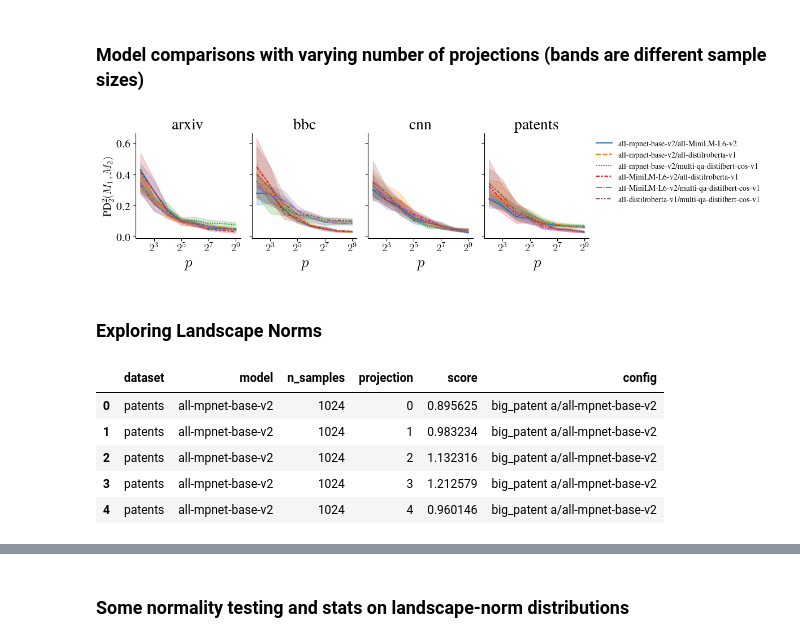
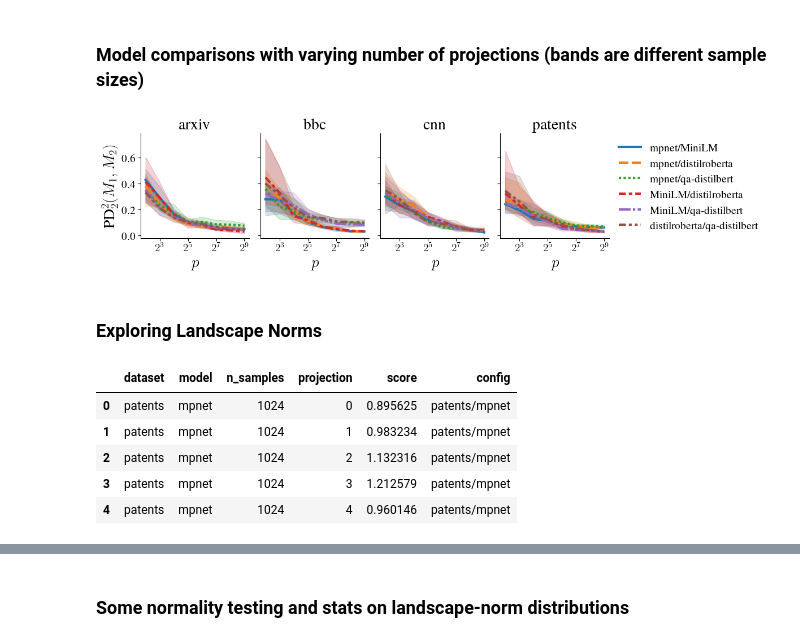
Before and after one commit to aidos-lab/Presto, a Jupyter notebook: notebooks/presto_test.ipynb, the cells around one changed output, grey strips where cells are left out. Drawn from its saved outputs; the diff is of its cells as text; code cells hidden in the pictures.

```diff
--- a/notebooks/presto_test.ipynb
+++ b/notebooks/presto_test.ipynb
@@ -41,18 +40,6 @@ metric = Presto(max_homology_dim=config.max_homology_dim, n_components=config.n_
 # %% [markdown]
 ### Average landscapes for varying numbers of projections
 # %%
-def get_short_name(dataset):
-    if "patent" in dataset:
-        return "patents"
-    elif "arxiv" in dataset:
-        return "arxiv"
-    elif "cnn" in dataset:
-        return "cnn"
-    elif "xsum" in dataset:
-        return "bbc"
-    else:
-        raise NotImplementedError(dataset)
-
 def get_long_name(dataset):
     if dataset == "patents":
         return 'big_patent a'
@@ -72,8 +59,8 @@ def create_score_df(scores):
     df["m1_dataset"] = df.m1.map(lambda x:get_short_name(x[0]))
     df["m2_dataset"] = df.m2.map(lambda x:get_short_name(x[0]))
     df["datasets"] = df.m1_dataset + "/" + df.m2_dataset
-    df["m1_model"] = df.m1.map(lambda x:x[1])
-    df["m2_model"] = df.m2.map(lambda x:x[1])
+    df["m1_model"] = df.m1.map(lambda x:get_short_model_name(x[1]))
+    df["m2_model"] = df.m2.map(lambda x:get_short_model_name(x[1]))
     df["models"] = df.m1_model + "/" + df.m2_model
     df["m1_n_samples"] = df.m1.map(lambda x:x[2])
     df["m2_n_samples"] = df.m2.map(lambda x:x[2])
@@ -111,7 +98,7 @@ df_fine.to_csv("finegrained_score_data.csv.gz")
 # %% [markdown]
 ### Same model, same dataset – looking at effect of sample size and number of projections
 # %%
-sorted_models = ['all-mpnet-base-v2','all-MiniLM-L6-v2', 'all-distilroberta-v1','multi-qa-distilbert-cos-v1']
+sorted_models = ['mpnet','MiniLM', 'distilroberta','qa-distilbert']
 sorted_datasets = ['arxiv', 'bbc', 'cnn', 'patents']
 # %%
 samples_m2 = 16384
@@ -130,6 +117,7 @@ for idx,dataset in enumerate(sorted_datasets):
                  style="m1_model",
                  ax=ax[0][idx],
                  markers="osDH",
+                 lw=3, markersize=10,
                  legend=False if idx != len(datasets) - 1 else True
                 )
     ax[0][idx].set_title(dataset.split("/")[-1], fontsize=title_fontsize)
@@ -143,12 +131,12 @@ for idx,dataset in enumerate(sorted_datasets):
                  hue="m1_model",
                  style="m1_model",
                  ax=ax[1][idx],
-                 markers="osDH", legend=False
+                 markers="osDH", legend=False, lw=3, markersize=10
                 )
     ax[1][idx].set_ylabel(r"PD"+"$^2_2(M[s = 2^{14}],M[s = *])$", fontsize=label_fontsize)
     ax[1][idx].set_xlabel(rf"$s$", fontsize=title_fontsize)
     ax[1][idx].set_xscale("log", base=2)
-ax[0][-1].legend(title="",frameon=False, fontsize=legend_fontsize)
+ax[0][-1].legend(title="",frameon=False, fontsize=label_fontsize)
 ax[0][0].set_yticks(np.arange(0,0.31,0.1))
 for axx in ax[0]:
     axx.set_xticks([2**x for x in range(3,10,2)])
@@ -232,36 +219,36 @@ for idx,model in enumerate(sorted_models):
 ### Model comparisons with varying number of projections (bands are different sample sizes)
 # %%
 sorted_model_pairs = [
-       'all-mpnet-base-v2/all-MiniLM-L6-v2',
-       'all-mpnet-base-v2/all-distilroberta-v1',
-       'all-mpnet-base-v2/multi-qa-distilbert-cos-v1',
-        'all-MiniLM-L6-v2/all-distilroberta-v1',
-       'all-MiniLM-L6-v2/multi-qa-distilbert-cos-v1',
-                'all-distilroberta-v1/multi-qa-distilbert-cos-v1',]
+       'mpnet/MiniLM',
+       'mpnet/distilroberta',
+       'mpnet/qa-distilbert',
+        'MiniLM/distilroberta',
+       'MiniLM/qa-distilbert',
+                'distilroberta/qa-distilbert',]
 df = df_fine.query("m1_n_samples == m2_n_samples and m1_n_projections == m2_n_projections "
                   + "and m1_dataset == m2_dataset and m1_model != m2_model"
                  )
 fig, ax = plt.subplots(1,len(datasets),figsize=(3 * len(datasets),3), sharex=True, sharey=True)
 for idx,dataset in enumerate(sorted_datasets):
     sns.lineplot(data=df.query("m1_dataset == @dataset").sort_values("models", key=lambda vec:vec.map(lambda x:sorted_model_pairs.index(x))),
                         y="aggregate_presto", x="m1_n_projections", ax=ax[idx], hue="models", legend=False if idx != len(datasets)-1 else True,
-                style="models"
+                style="models", errorbar=("ci",100), lw=3
                 )
     ax[idx].set_title(dataset, fontsize=title_fontsize)
     ax[idx].set_xscale("log", base=2)
     ax[idx].set_xlabel("$p$", fontsize=title_fontsize)
 for axx in ax:
     axx.set_yticks(np.arange(0.0,0.7,0.2))
     axx.set_yticklabels([round(x,2) for x in np.arange(0.0,0.7,0.2)], fontsize=label_fontsize)
     axx.set_xticks([2**x for x in range(3,10,2)])
     axx.set_xticklabels([r"$2^"+str(x)+"$" for x in range(3,10,2)], fontsize=label_fontsize)
-ax[0].set_ylabel(r"PD"+"$^2_2(M_1,M_2)$", fontsize=label_fontsize)
-ax[-1].legend(title="", bbox_to_anchor=(1,1), frameon=False)
+ax[0].set_ylabel(r"PD"+"$^2_2(M_1,M_2)$", fontsize=title_fontsize)
+ax[-1].legend(title="", bbox_to_anchor=(1,1), frameon=False, fontsize=label_fontsize)
 sns.despine(fig)
 plt.tight_layout()
 plt.savefig(f"{paper_figure_path}/effects_n-projections_model-comparisons.pdf", bbox_inches="tight", transparent=True)
 # %% [output]
-[figure, old version]
+[figure, new version]
 # %% [markdown]
 ### Exploring Landscape Norms
 # %%
@@ -276,13 +263,14 @@ for idx, dataset in enumerate(datasets):
 all_norms_df = pd.DataFrame(all_norms)
 all_norms_df = pd.DataFrame(all_norms_df.unstack()).reset_index(
 ).rename({"level_0":"dataset", "level_1":"model", "level_2": "n_samples", "level_3": "projection", 0:"score"}, axis=1)
+all_norms_df["dataset"] = all_norms_df.dataset.map(lambda dataset:get_short_name(dataset))
+all_norms_df["model"] = all_norms_df.model.map(lambda dataset:get_short_model_name(dataset))
 all_norms_df["config"] = all_norms_df.dataset + "/" + all_norms_df.model
-all_norms_df["dataset"] = all_norms_df.dataset.map(lambda dataset:get_short_name(dataset))
 all_norms_df.head()
 # %% [output]
 |  | dataset | model | n_samples | projection | score | config |
-| 0 | patents | all-mpnet-base-v2 | 1024 | 0 | 0.895625 | big_patent a/all-mpnet-base-v2 |
-| 1 | patents | all-mpnet-base-v2 | 1024 | 1 | 0.983234 | big_patent a/all-mpnet-base-v2 |
-| 2 | patents | all-mpnet-base-v2 | 1024 | 2 | 1.132316 | big_patent a/all-mpnet-base-v2 |
-| 3 | patents | all-mpnet-base-v2 | 1024 | 3 | 1.212579 | big_patent a/all-mpnet-base-v2 |
-| 4 | patents | all-mpnet-base-v2 | 1024 | 4 | 0.960146 | big_patent a/all-mpnet-base-v2 |
+| 0 | patents | mpnet | 1024 | 0 | 0.895625 | patents/mpnet |
+| 1 | patents | mpnet | 1024 | 1 | 0.983234 | patents/mpnet |
+| 2 | patents | mpnet | 1024 | 2 | 1.132316 | patents/mpnet |
+| 3 | patents | mpnet | 1024 | 3 | 1.212579 | patents/mpnet |
+| 4 | patents | mpnet | 1024 | 4 | 0.960146 | patents/mpnet |
```
Also changed, not shown: parts of 16 cells of this notebook, 3 other files.
